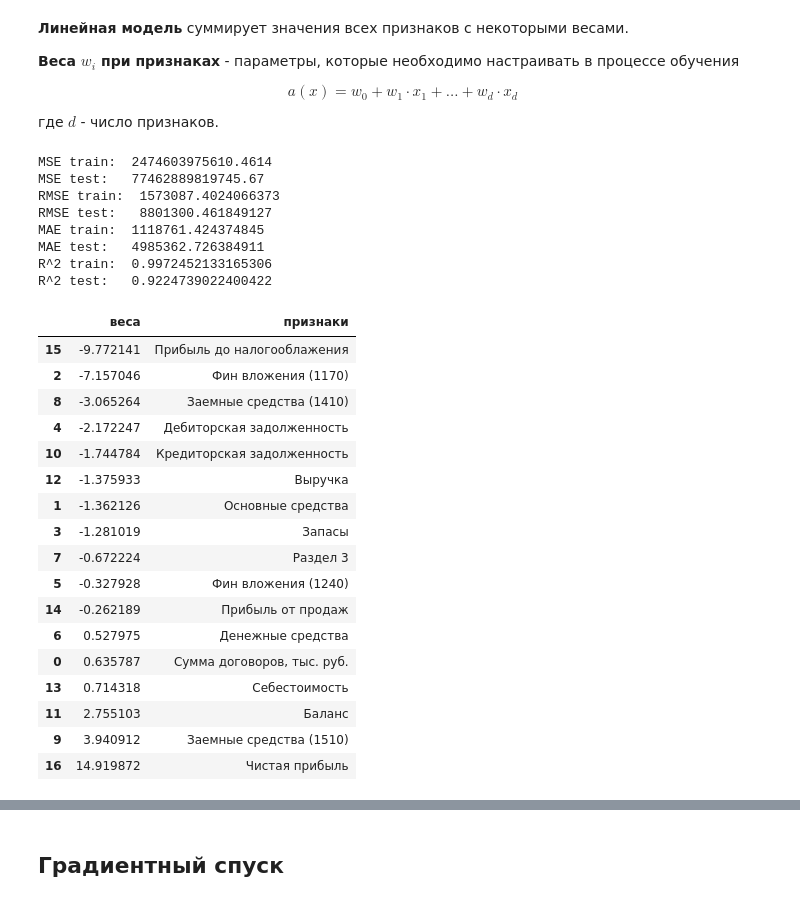
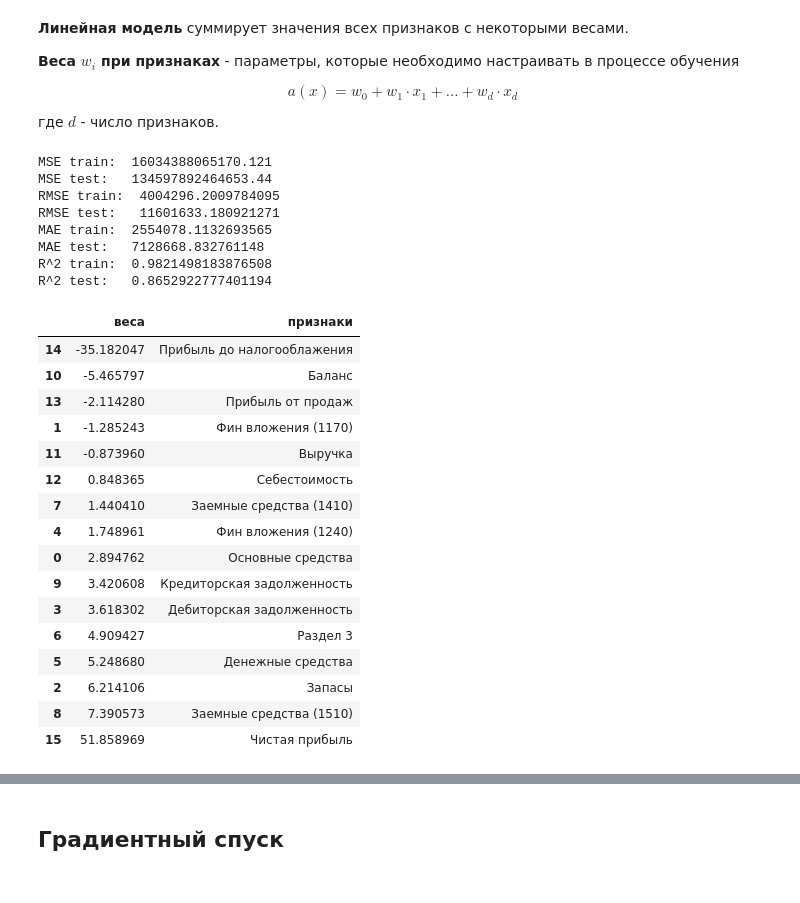
Before and after one commit to groxel/colab, a Jupyter notebook: DT_Project.ipynb, the cells around one changed output, grey strips where cells are left out. Cells and saved outputs as stored; diff of their text form; code cells hidden in the pictures.

```diff
--- a/DT_Project.ipynb
+++ b/DT_Project.ipynb
@@ -72,17 +177,11 @@ test_size = 0.3
 # загружаем таблицу формата xlsx
 data = pd.read_excel(io = "https://github.com/groxel/colab/raw/refs/heads/main/data_set_cleared.xlsx", header = 3)
 
-# выводим первые пять строчек
-#print('data.head(): ', data.head())
-# число строк, число столбцов
-#print('data.shape: ', data.shape)
-#print('data.info(): ', data.info())
-#print('X.describe().T: ', X.describe().T)
-
 X = data.drop(columns=['Наименование компании', 'ИНН', 'Полученные деньги (авансы), тыс. руб.', 'Остаток к получению, тыс. руб.'])
 X = X.drop(columns=['Количество контрагентов', 'Количество контрактов'])
-#X = X.drop(columns=['Сумма договоров, тыс. руб.'])
+X = X.drop(columns=['Сумма договоров, тыс. руб.'])
 Y = data["Остаток к получению, тыс. руб."]
+#Y = np.log(Y[Y != 0])
 
 # реализуем разделение на train и test
 X_train, X_test, Y_train, Y_test = train_test_split(X, Y, test_size=test_size, random_state=random_state)
@@ -98,55 +197,54 @@ model.fit(X_train, Y_train) # обучаем модель на обучающе
 
 # предсказываем значения целевой переменной для обучающей выборки
 preds_train = model.predict(X_train)
 
 # предсказываем значение целевой переменной для тестовой выборки
 preds_test = model.predict(X_test)
 
 #print('preds_test[:10]: ', preds_test[:10]) # выведем значения с первого по десятое
 # выводим первые десять значений целевой переменной тестовой выборки
 #print('Y_test[:10].values: ', Y_test[:10].values)
 
 print('MSE train: ', mean_squared_error(Y_train, preds_train))
 print('MSE test:  ', mean_squared_error(Y_test, preds_test))
 print('RMSE train: ', np.sqrt(mean_squared_error(Y_train, preds_train)))
 print('RMSE test:  ', np.sqrt(mean_squared_error(Y_test, preds_test)))
 print('MAE train: ', mean_absolute_error(Y_train, preds_train))
 print('MAE test:  ', mean_absolute_error(Y_test, preds_test))
 print('R^2 train: ', r2_score(Y_train, preds_train))
 print('R^2 test:  ', r2_score(Y_test, preds_test))
 
 weights_data = {
     "веса":model.coef_,
     "признаки": X.columns
 }
 
 # задаем с помощью словаря веса и признаки модели
 weights = pd.DataFrame(weights_data) # преобразовываем признаки с весами в таблицу
 weights.sort_values("веса") # сортируем полученную таблицу
 # %% [output]
-MSE train:  2474603975610.4614
-MSE test:   77462889819745.67
-RMSE train:  1573087.4024066373
-RMSE test:   8801300.461849127
-MAE train:  1118761.424374845
-MAE test:   4985362.726384911
-R^2 train:  0.9972452133165306
-R^2 test:   0.9224739022400422
+MSE train:  16034388065170.121
+MSE test:   134597892464653.44
+RMSE train:  4004296.2009784095
+RMSE test:   11601633.180921271
+MAE train:  2554078.1132693565
+MAE test:   7128668.832761148
+R^2 train:  0.9821498183876508
+R^2 test:   0.8652922777401194
 |  | веса | признаки |
-| 15 | -9.772141 | Прибыль до налогооблажения |
-| 2 | -7.157046 | Фин вложения (1170) |
-| 8 | -3.065264 | Заемные средства (1410) |
-| 4 | -2.172247 | Дебиторская задолженность |
-| 10 | -1.744784 | Кредиторская задолженность |
-| 12 | -1.375933 | Выручка |
-| 1 | -1.362126 | Основные средства |
-| 3 | -1.281019 | Запасы |
-| 7 | -0.672224 | Раздел 3 |
-| 5 | -0.327928 | Фин вложения (1240) |
-| 14 | -0.262189 | Прибыль от продаж |
-| 6 | 0.527975 | Денежные средства |
-| 0 | 0.635787 | Сумма договоров, тыс. руб. |
-| 13 | 0.714318 | Себестоимость |
-| 11 | 2.755103 | Баланс |
-| 9 | 3.940912 | Заемные средства (1510) |
-| 16 | 14.919872 | Чистая прибыль |
+| 14 | -35.182047 | Прибыль до налогооблажения |
+| 10 | -5.465797 | Баланс |
+| 13 | -2.114280 | Прибыль от продаж |
+| 1 | -1.285243 | Фин вложения (1170) |
+| 11 | -0.873960 | Выручка |
+| 12 | 0.848365 | Себестоимость |
+| 7 | 1.440410 | Заемные средства (1410) |
+| 4 | 1.748961 | Фин вложения (1240) |
+| 0 | 2.894762 | Основные средства |
+| 9 | 3.420608 | Кредиторская задолженность |
+| 3 | 3.618302 | Дебиторская задолженность |
+| 6 | 4.909427 | Раздел 3 |
+| 5 | 5.248680 | Денежные средства |
+| 2 | 6.214106 | Запасы |
+| 8 | 7.390573 | Заемные средства (1510) |
+| 15 | 51.858969 | Чистая прибыль |
```
Also changed, not shown: parts of 20 cells of this notebook.
